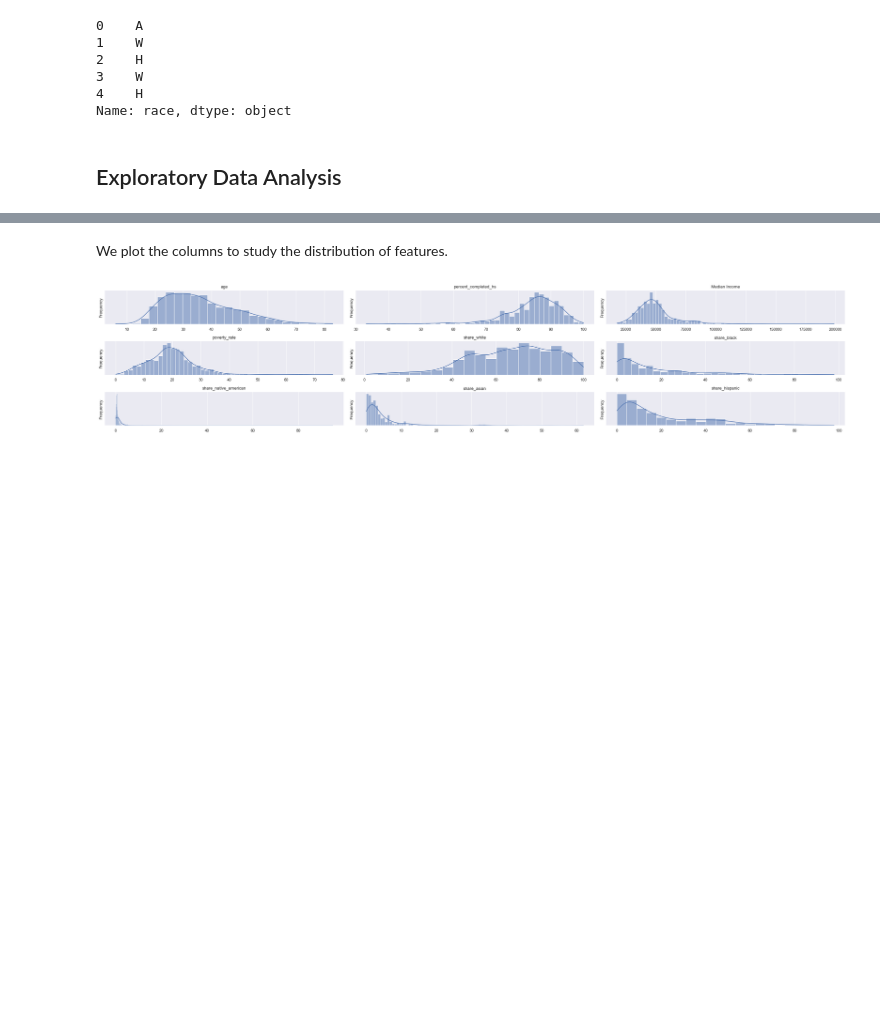
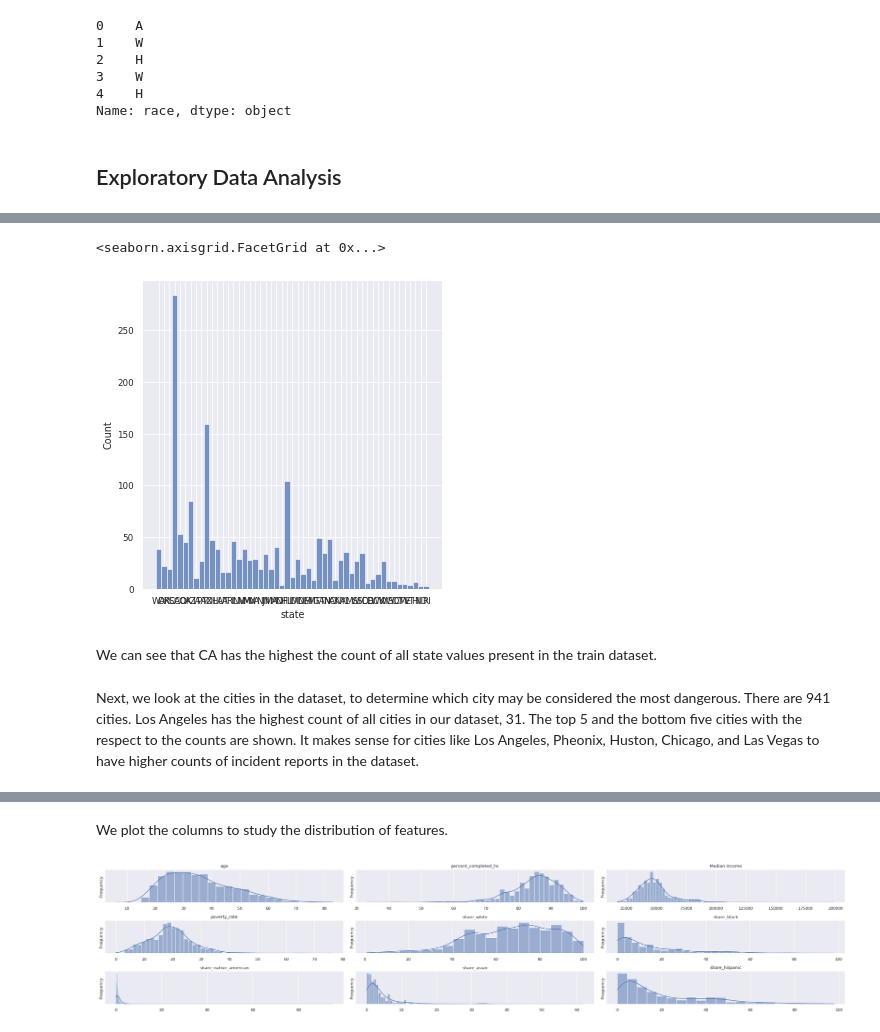
Before and after one commit to csauyong/police-brutality, a Jupyter notebook: analysis.ipynb, the cells around one changed output, grey strips where cells are left out. Cells and saved outputs as stored; diff of their text form; code cells hidden in the pictures; blank space fills up the shorter version.

```diff
--- a/analysis.ipynb
+++ b/analysis.ipynb
@@ -24,12 +24,12 @@ from tensorflow.python.keras.models import Sequential
 # %% [markdown]
 ## Data Preprocessing
 # %%
-education = pd.read_csv('data\education.csv', encoding = "ISO-8859-1")
-income = pd.read_csv('data\income.csv', encoding = "ISO-8859-1")
-poverty = pd.read_csv('data\poverty.csv', encoding = "ISO-8859-1")
-race = pd.read_csv('data\share_race_by_city.csv', encoding = "ISO-8859-1")
-test = pd.read_csv('data\police_killings_test.csv', encoding = "ISO-8859-1")
-train = pd.read_csv('data\police_killings_train.csv', encoding = "ISO-8859-1")
+education = pd.read_csv('data/education.csv', encoding = "ISO-8859-1")
+income = pd.read_csv('data/income.csv', encoding = "ISO-8859-1")
+poverty = pd.read_csv('data/poverty.csv', encoding = "ISO-8859-1")
+race = pd.read_csv('data/share_race_by_city.csv', encoding = "ISO-8859-1")
+test = pd.read_csv('data/police_killings_test.csv', encoding = "ISO-8859-1")
+train = pd.read_csv('data/police_killings_train.csv', encoding = "ISO-8859-1")
 # %% [markdown]
 We first inspect and clean null data.
 # %%
@@ -191,6 +191,7 @@ nail gun                              1
 pole and knife                        1
 Name: armed, dtype: int64
 # %%
-train['armed'].where(np.logical_or(train['armed'] == 'unarmed', train['armed'] == 'undetermined'), 'armed', inplace=True)
-test['armed'].where(np.logical_or(test['armed'] == 'unarmed', test['armed'] == 'undetermined'), 'armed', inplace=True)
-train['armed'].value_counts()
+#train['armed'].where(np.logical_or(train['armed'] == 'unarmed', train['armed'] == 'undetermined'), 'armed', inplace=True)
+#test['armed'].where(np.logical_or(test['armed'] == 'unarmed', test['armed'] == 'undetermined'), 'armed', inplace=True)
+#train['armed'].value_counts()
+# Dont think this is necessary
@@ -229,0 +363,9 @@ Name: race, dtype: object
+# %%
+sns.displot(train['state'])
+# %% [output]
+<seaborn.axisgrid.FacetGrid at 0x...>
+[figure, added]
+# %% [markdown]
+We can see that CA has the highest the count of all state values present in the train dataset.
+# %% [markdown]
+Next, we look at the cities in the dataset, to determine which city may be considered the most dangerous. There are 941 cities. Los Angeles has the highest count of all cities in our dataset, 31. The top 5 and the bottom five cities with the respect to the counts are shown. It makes sense for cities like Los Angeles, Pheonix, Huston, Chicago, and Las Vegas to have higher counts of incident reports in the dataset.
```
Also changed, not shown: parts of 36 cells of this notebook.
